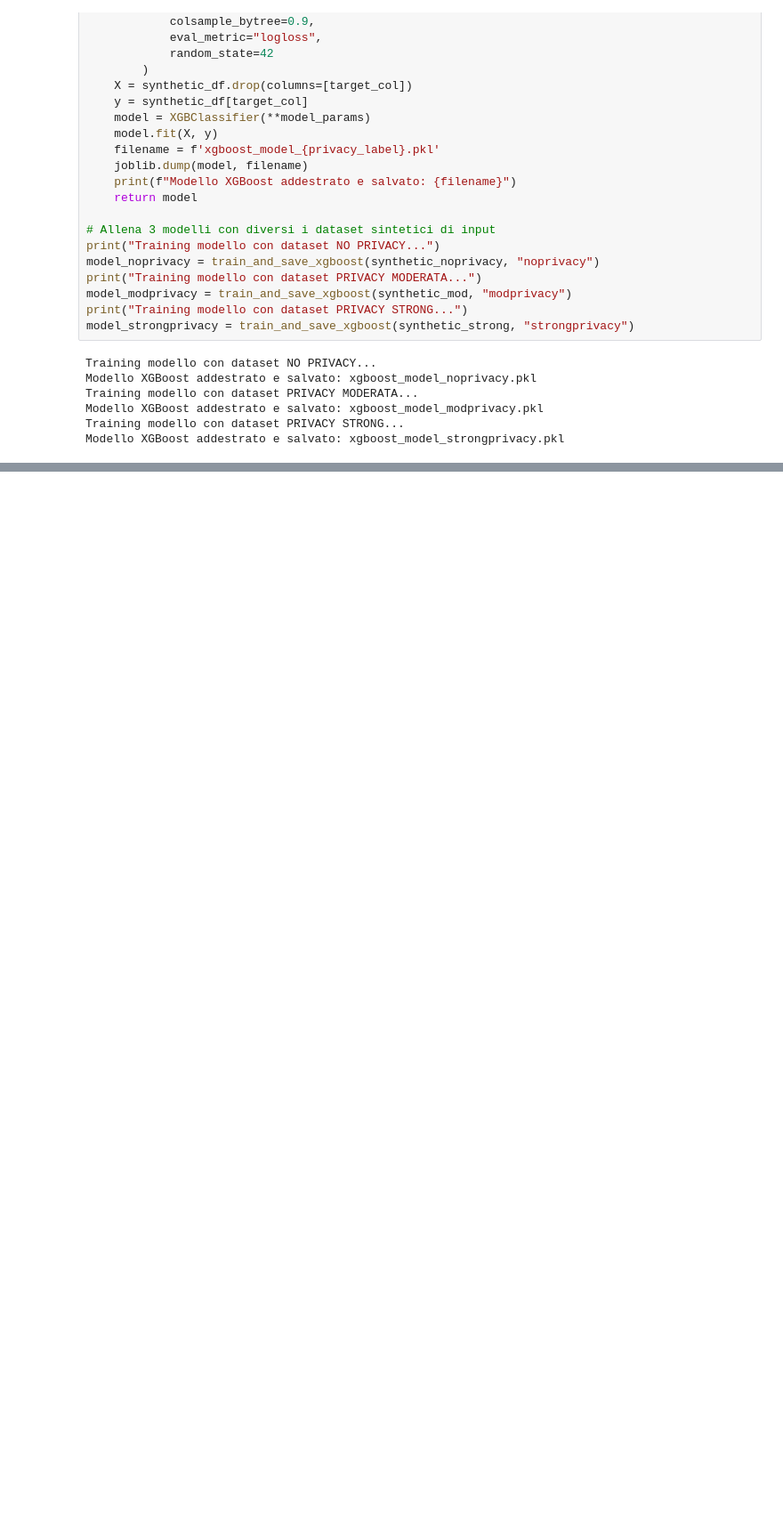
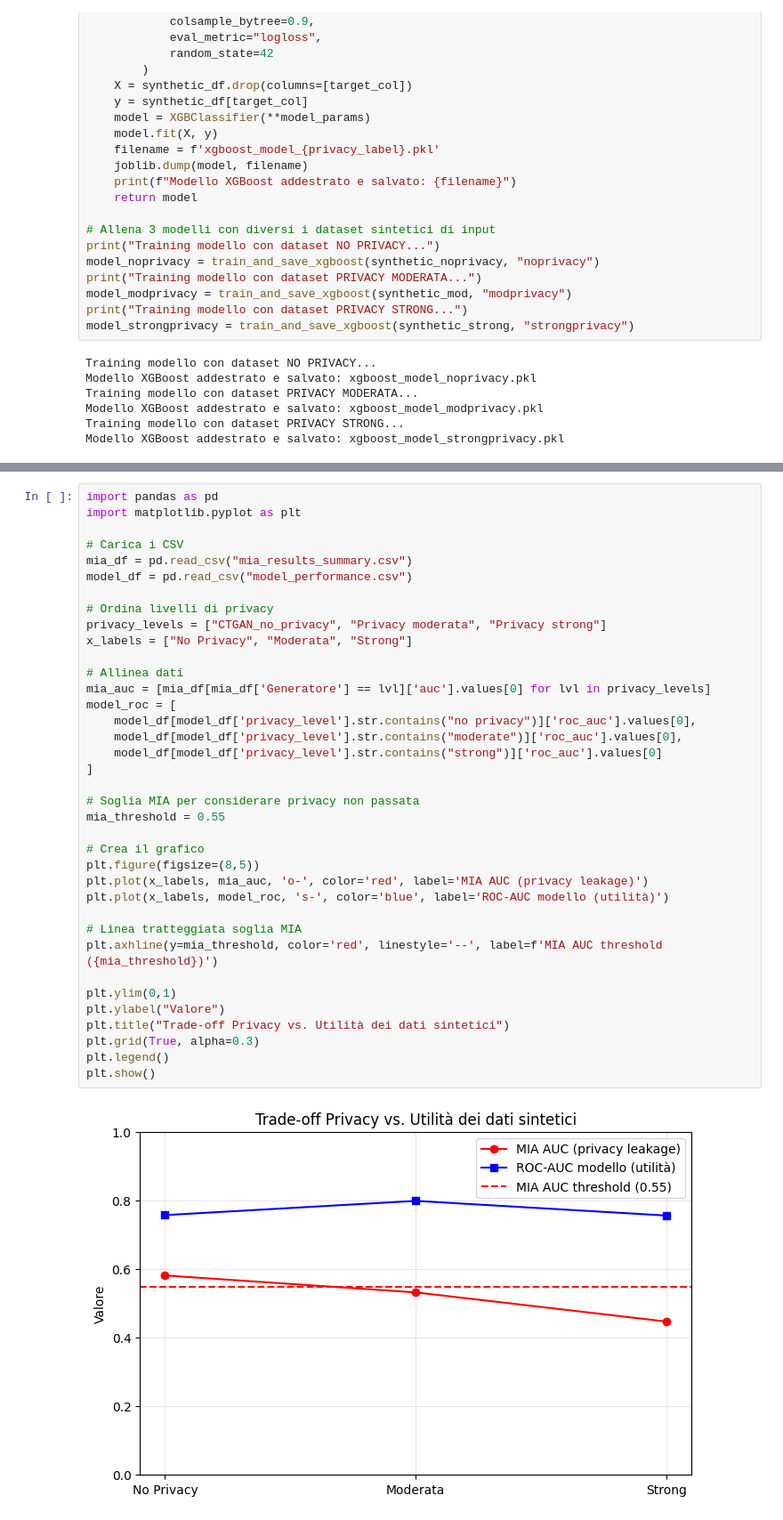
Before and after one commit to saracasa/Cybersecurity, a Jupyter notebook: PROGETTO_UNITO_noe.ipynb, the cells around one changed output, grey strips where cells are left out. Shown at 89% size. Cells and saved outputs as stored; diff of their text form; blank space fills up the shorter version.

```diff
--- a/PROGETTO_UNITO_noe.ipynb
+++ b/PROGETTO_UNITO_noe.ipynb
@@ -531,0 +861,39 @@ weighted avg       0.78      0.39      0.26       231
+# %%
+import pandas as pd
+import matplotlib.pyplot as plt
+
+# Carica i CSV
+mia_df = pd.read_csv("mia_results_summary.csv")
+model_df = pd.read_csv("model_performance.csv")
+
+# Ordina livelli di privacy
+privacy_levels = ["CTGAN_no_privacy", "Privacy moderata", "Privacy strong"]
+x_labels = ["No Privacy", "Moderata", "Strong"]
+
+# Allinea dati
+mia_auc = [mia_df[mia_df['Generatore'] == lvl]['auc'].values[0] for lvl in privacy_levels]
+model_roc = [
+    model_df[model_df['privacy_level'].str.contains("no privacy")]['roc_auc'].values[0],
+    model_df[model_df['privacy_level'].str.contains("moderate")]['roc_auc'].values[0],
+    model_df[model_df['privacy_level'].str.contains("strong")]['roc_auc'].values[0]
+]
+
+# Soglia MIA per considerare privacy non passata
+mia_threshold = 0.55
+
+# Crea il grafico
+plt.figure(figsize=(8,5))
+plt.plot(x_labels, mia_auc, 'o-', color='red', label='MIA AUC (privacy leakage)')
+plt.plot(x_labels, model_roc, 's-', color='blue', label='ROC-AUC modello (utilità)')
+
+# Linea tratteggiata soglia MIA
+plt.axhline(y=mia_threshold, color='red', linestyle='--', label=f'MIA AUC threshold ({mia_threshold})')
+
+plt.ylim(0,1)
+plt.ylabel("Valore")
+plt.title("Trade-off Privacy vs. Utilità dei dati sintetici")
+plt.grid(True, alpha=0.3)
+plt.legend()
+plt.show()
+# %% [output]
+[figure, added]
```
Also changed, not shown: parts of 28 cells of this notebook, 34 other files.
